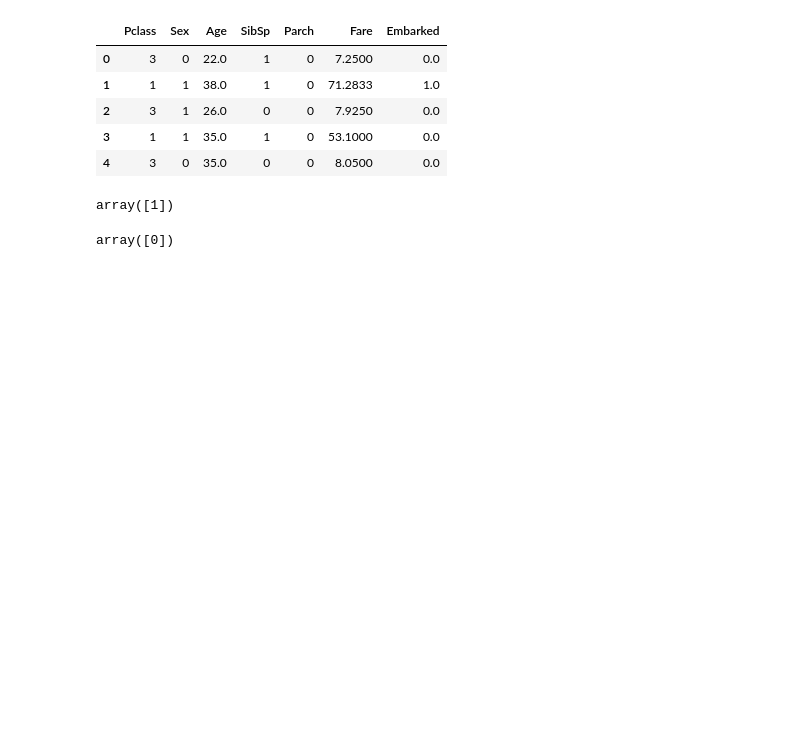
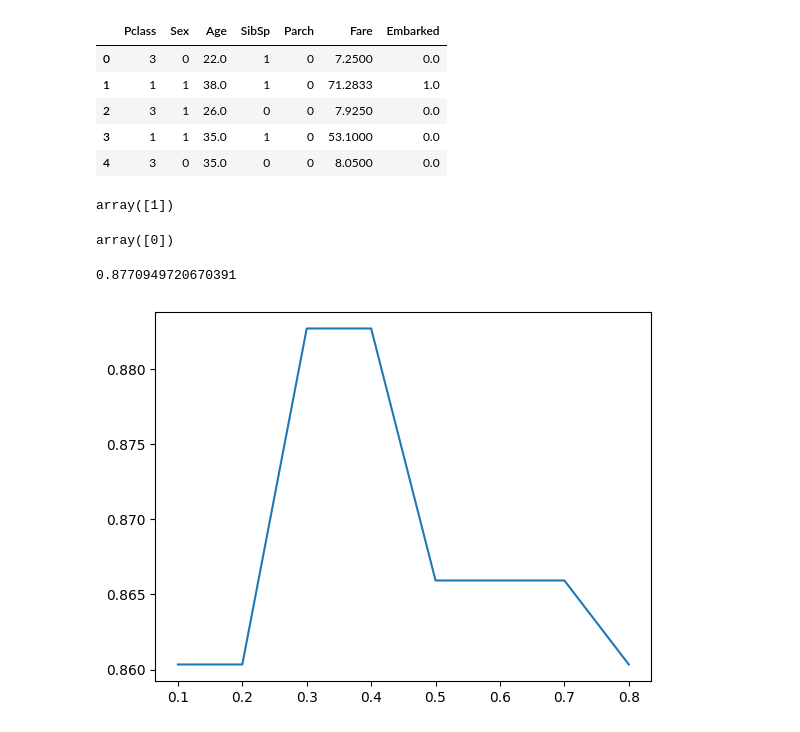
Before and after one commit to Koslowsky1337/Python_Aufgaben, a Jupyter notebook: titanic_death/analyse.ipynb, the cells around one changed output. Cells and saved outputs as stored; diff of their text form; code cells hidden in the pictures; blank space fills up the shorter version.

```diff
--- a/titanic_death/analyse.ipynb
+++ b/titanic_death/analyse.ipynb
@@ -171,3 +173,20 @@ array([1])
 KNN.predict([idiot])
 # %% [output]
 array([0])
+# %%
+RF = RandomForestClassifier(n_estimators=61, max_depth=5, max_features=0.3)
+RF.fit(X_train, y_train)
+RF.score(X_test, y_test)
+# %% [output]
+0.8770949720670391
+# %%
+scores = []
+vars = [0.1,0.2,0.3,0.4,0.5,0.6,0.7,0.8]
+for i in vars:
+    RF = RandomForestClassifier(n_estimators=61, max_depth=5, max_features=i, random_state=42)
+    RF.fit(X_train, y_train)
+    scores.append(RF.score(X_test, y_test))
+plt.plot(vars, scores)
+plt.show()
+# %% [output]
+[figure, added]
```
Also changed, not shown: parts of 3 cells of this notebook.
